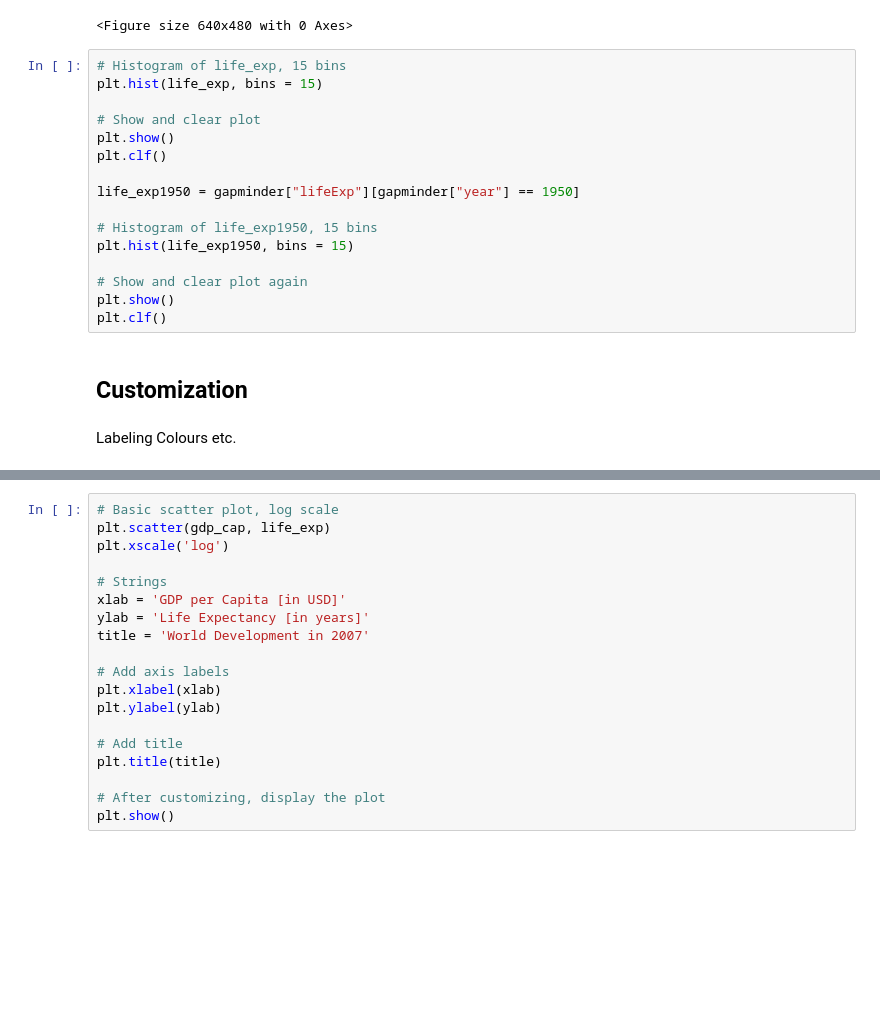
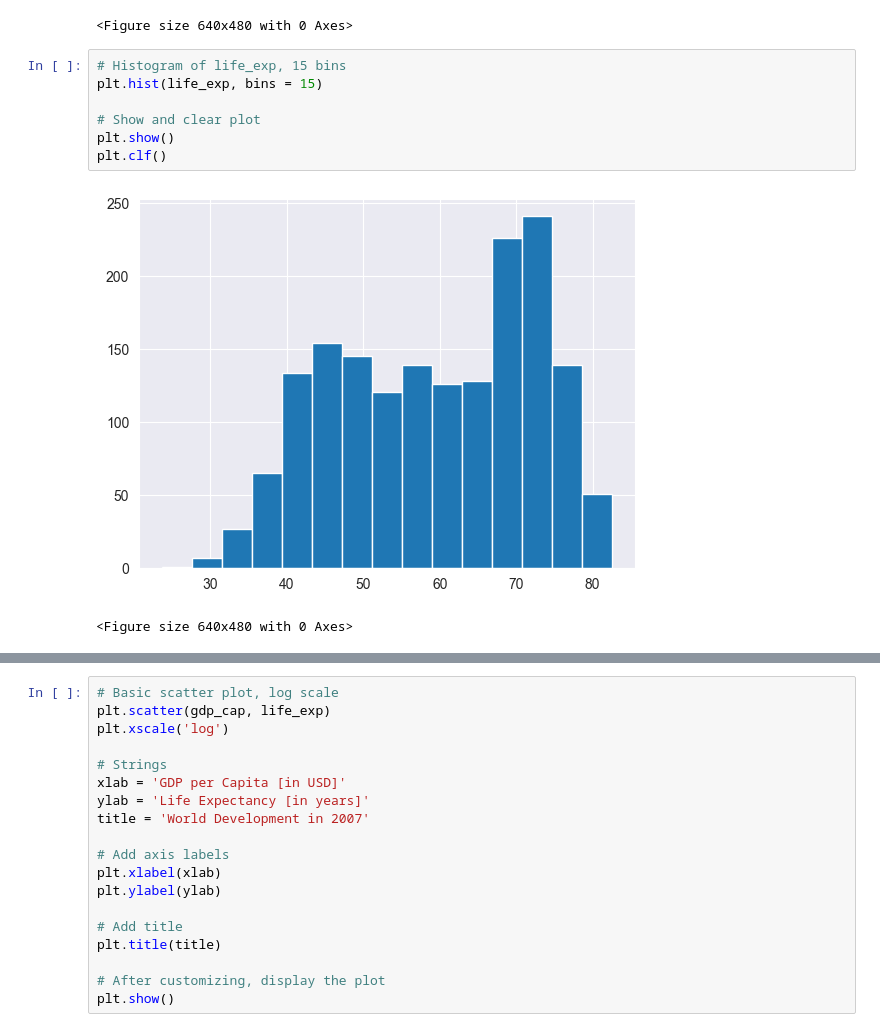
Before and after one commit to nilsjennissen/python-handbook, a Jupyter notebook: notebooks/python_intro.ipynb, the cells around one changed output, grey strips where cells are left out. Cells and saved outputs as stored; diff of their text form; blank space fills up the shorter version.

```diff
--- a/notebooks/python_intro.ipynb
+++ b/notebooks/python_intro.ipynb
@@ -941,22 +961,10 @@ plt.clf()
 # %%
 # Histogram of life_exp, 15 bins
 plt.hist(life_exp, bins = 15)
 
 # Show and clear plot
 plt.show()
 plt.clf()
-
-life_exp1950 = gapminder["lifeExp"][gapminder["year"] == 1950]
-
-# Histogram of life_exp1950, 15 bins
-plt.hist(life_exp1950, bins = 15)
-
-# Show and clear plot again
-plt.show()
-plt.clf()
+# %% [output]
+[figure, added]
+<Figure size 640x480 with 0 Axes>
-# %% [markdown]
-## Customization
-# %% [markdown]
-Labeling
-Colours
-etc.
```
Also changed, not shown: parts of 37 cells of this notebook.
